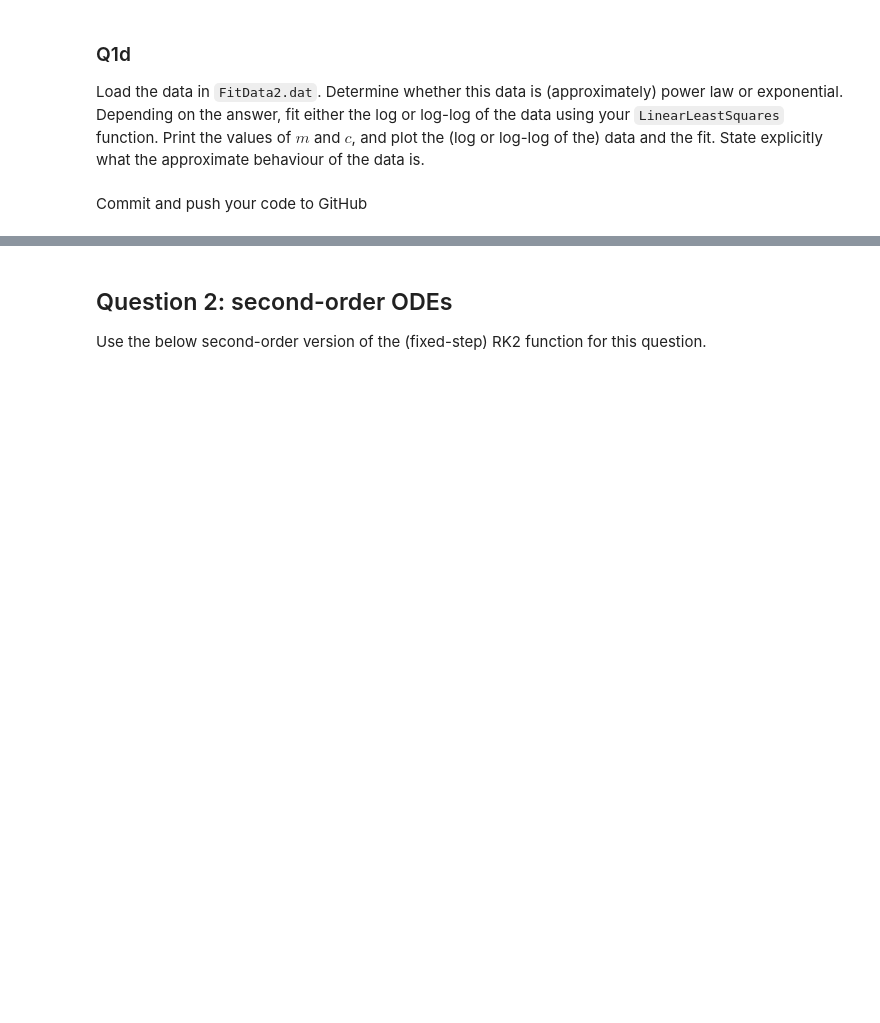
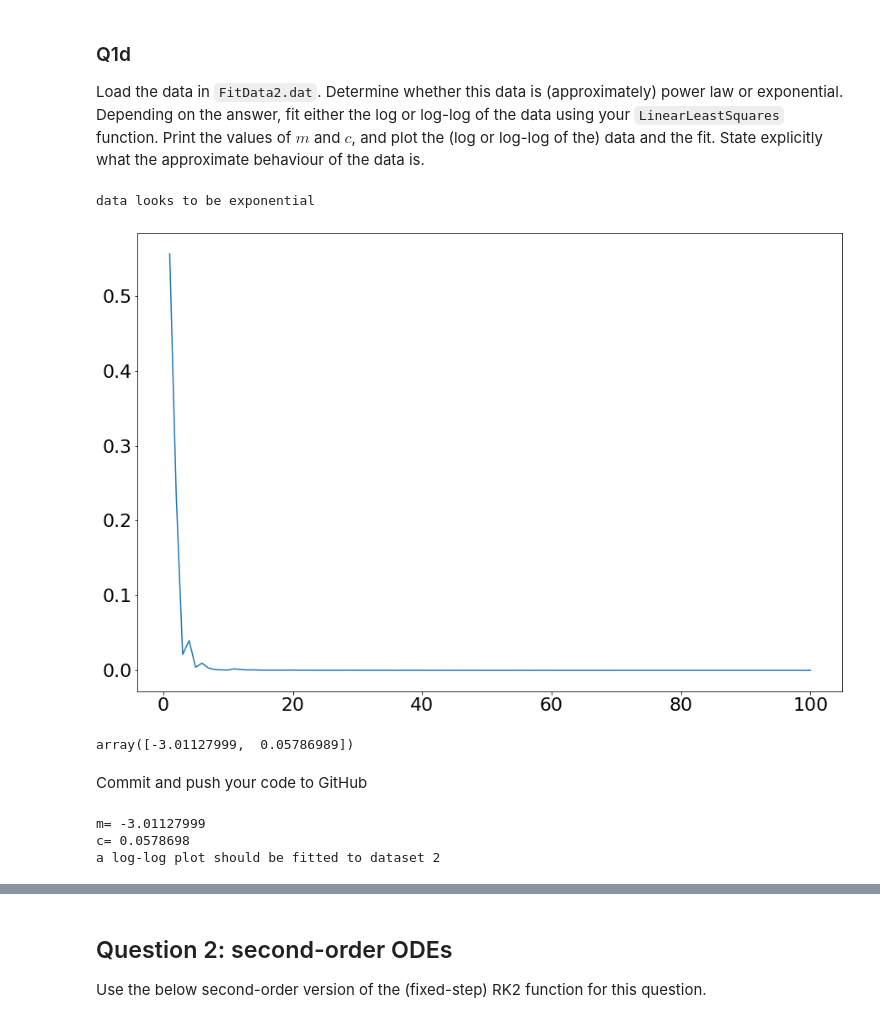
Before and after one commit to ConnorMcGoldrick/ACM20030-Assignments, a Jupyter notebook: Assignment-3.ipynb, the cells around one changed output, grey strips where cells are left out. Drawn from its saved outputs; the diff is of its cells as text; code cells hidden in the pictures; blank space fills up the shorter version.

```diff
--- a/Assignment-3.ipynb
+++ b/Assignment-3.ipynb
@@ -69,5 +131,30 @@ Load the data in `FitData1.dat` and fit the data using your `LinearLeastSquares`
 # %% [markdown]
 ### Q1d
 Load the data in `FitData2.dat`. Determine whether this data is (approximately) power law or exponential. Depending on the answer, fit either the log or log-log of the data using your `LinearLeastSquares` function. Print the values of $m$ and $c$, and plot the (log or log-log of the) data and the fit. State explicitly what the approximate behaviour of the data is.
+# %%
+#same fopr data set 2
+data_2 = np.loadtxt('FitData2.dat')
+x2 = data_2[:,0]
+y2 = data_2[:,1]
+plt.plot(x2, y2)
+print('data looks to be exponential')
+# %% [output]
+data looks to be exponential
+[figure, added]
+# %%
+LinearLeastSquares(np.log(x2),np.log(y2))
+# %% [output]
+array([-3.01127999,  0.05786989])
 # %% [markdown]
 Commit and push your code to GitHub
+# %%
+#new values for m and c
+m = -3.01127999
+c = 0.0578698
+print('m=' , m)
+print('c=' , c)
+print('a log-log plot should be fitted to dataset 2')
+# %% [output]
+m= -3.01127999
+c= 0.0578698
+a log-log plot should be fitted to dataset 2
```
Also changed, not shown: parts of 8 cells of this notebook.
